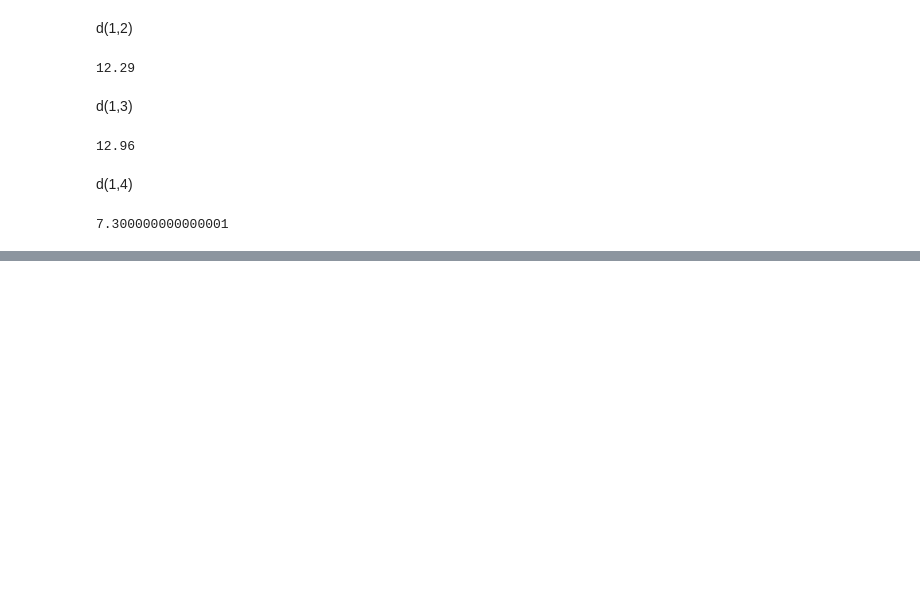
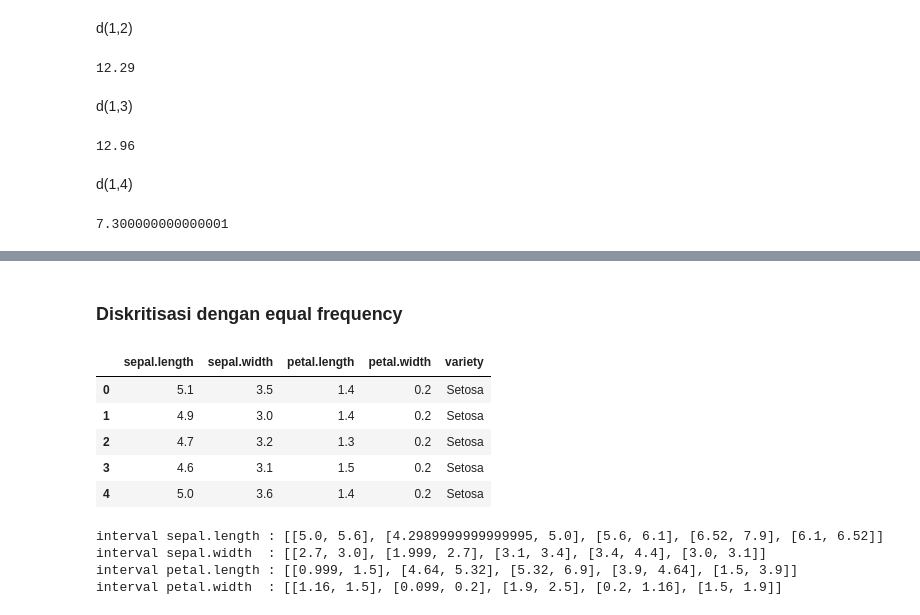
Before and after one commit to arsymaulanaali/datamining, a Jupyter notebook: _sources/notebooks.ipynb, the cells around one changed output, grey strips where cells are left out. Saved outputs shown, nothing was run; the diff lists cells and outputs as text; code cells hidden in the pictures; blank space fills up the shorter version.

```diff
--- a/_sources/notebooks.ipynb
+++ b/_sources/notebooks.ipynb
@@ -106,0 +271,12 @@ print(d1(1,4)+d2(1,4,1))
+# %% [markdown]
+### Diskritisasi dengan equal frequency
+# %%
+iris=pd.read_csv("https://gist.githubusercontent.com/netj/8836201/raw/6f9306ad21398ea43cba4f7d537619d0e07d5ae3/iris.csv")
+iris.head(5)
+# %% [output]
+|  | sepal.length | sepal.width | petal.length | petal.width | variety |
+| 0 | 5.1 | 3.5 | 1.4 | 0.2 | Setosa |
+| 1 | 4.9 | 3.0 | 1.4 | 0.2 | Setosa |
+| 2 | 4.7 | 3.2 | 1.3 | 0.2 | Setosa |
+| 3 | 4.6 | 3.1 | 1.5 | 0.2 | Setosa |
+| 4 | 5.0 | 3.6 | 1.4 | 0.2 | Setosa |
@@ -106,0 +292,15 @@ print(d1(1,4)+d2(1,4,1))
+# %%
+interval_sepal_length = qcut("sepal.length", 5)
+interval_sepal_width = qcut("sepal.width", 5)
+interval_petal_length = qcut("petal.length", 5)
+interval_petal_width = qcut("petal.width", 5)
+
+print("interval sepal.length :", interval_sepal_length)
+print("interval sepal.width  :", interval_sepal_width)
+print("interval petal.length :", interval_petal_length)
+print("interval petal.width  :", interval_petal_width)
+# %% [output]
+interval sepal.length : [[5.0, 5.6], [4.2989999999999995, 5.0], [5.6, 6.1], [6.52, 7.9], [6.1, 6.52]]
+interval sepal.width  : [[2.7, 3.0], [1.999, 2.7], [3.1, 3.4], [3.4, 4.4], [3.0, 3.1]]
+interval petal.length : [[0.999, 1.5], [4.64, 5.32], [5.32, 6.9], [3.9, 4.64], [1.5, 3.9]]
+interval petal.width  : [[1.16, 1.5], [0.099, 0.2], [1.9, 2.5], [0.2, 1.16], [1.5, 1.9]]
```
Also changed, not shown: parts of 46 cells of this notebook, 13 other files.
